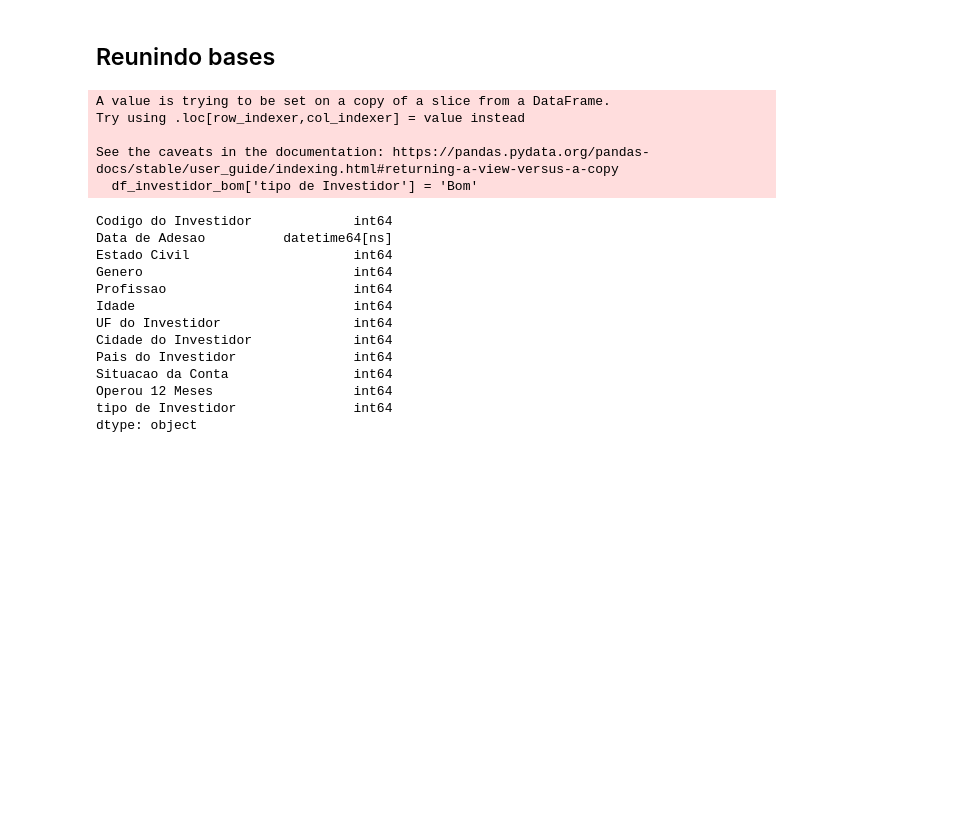
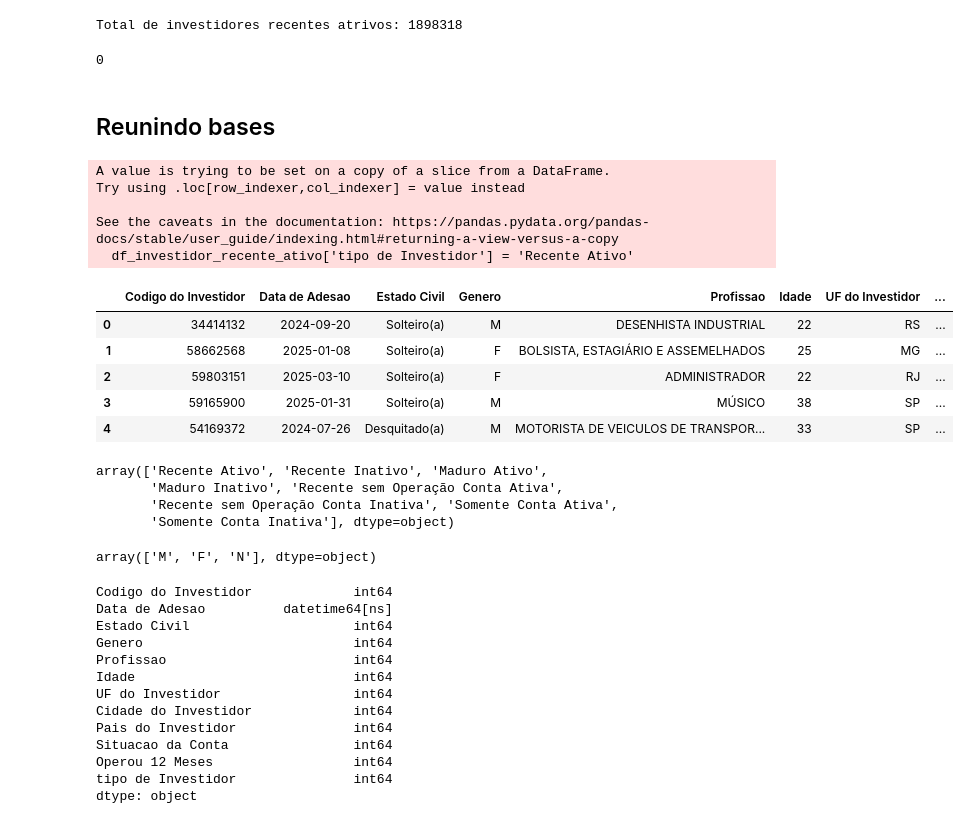
Before and after one commit to time-4ufms/tesouro-direto, a Jupyter notebook: src/2classificacao_data_adesao.ipynb, the cells around one changed output. Drawn from its saved outputs; the diff is of its cells as text; code cells hidden in the pictures; blank space fills up the shorter version.

```diff
--- a/src/2classificacao_data_adesao.ipynb
+++ b/src/2classificacao_data_adesao.ipynb
@@ -44,0 +104,8 @@ investidor_inativo = df_outros
+# %%
+df_outros['Rotulo'] = ((df_outros['Operou 12 Meses'] == 'N') & (df_outros['Entrou nos Ultimos 12 Meses'] == False) & (df['Situacao da Conta'] == 'D')).astype(int)
+# %%
+df_investidor_conta_inativa = df_outros[df_outros['Rotulo'] == 1]
+print(f"Total de investidores recentes atrivos: {len(df_investidor_conta_inativa)}")
+df_outros = df_outros[df_outros['Rotulo'] == 0]
+# %% [output]
+Total de investidores recentes atrivos: 1898318
@@ -45,16 +114,44 @@ investidor_inativo = df_outros
+# %%
+len(df_outros)
+# %% [output]
+0
 # %% [markdown]
 ## Reunindo bases
 # %%
-df_investidor_bom['tipo de Investidor'] = 'Bom de periodo recente'
-df_investidor_recente['tipo de Investidor'] = 'Recente'
-df_investidor_conta_ativa['tipo de Investidor'] = 'Conta Ativa'
-investidor_inativo['tipo de Investidor'] = 'Inativo'
-df_tipo_investidores = pd.concat([df_investidor_bom, df_investidor_recente, df_investidor_conta_ativa, investidor_inativo], ignore_index=True)
+df_investidor_recente_ativo['tipo de Investidor'] = 'Recente Ativo'
+df_investidor_recente_inativo['tipo de Investidor'] = 'Recente Inativo'
+
+df_investidor_maduro_ativo['tipo de Investidor'] = 'Maduro Ativo'
+df_investidor_maduro_inativo['tipo de Investidor'] = 'Maduro Inativo'
+
+df_investidor_recente_sem_operacao_conta_ativa['tipo de Investidor'] = 'Recente sem Operação Conta Ativa'
+df_investidor_recente_sem_operacao_conta_inativa['tipo de Investidor'] = 'Recente sem Operação Conta Inativa'
+
+df_investidor_somente_conta_ativa['tipo de Investidor'] = 'Somente Conta Ativa'
+df_investidor_conta_inativa['tipo de Investidor'] = 'Somente Conta Inativa'
+
+
+df_tipo_investidores = pd.concat([df_investidor_recente_ativo,
+                                  df_investidor_recente_inativo,
+                                  df_investidor_maduro_ativo,
+                                  df_investidor_maduro_inativo,
+                                  df_investidor_recente_sem_operacao_conta_ativa,
+                                  df_investidor_recente_sem_operacao_conta_inativa,
+                                  df_investidor_somente_conta_ativa,
+                                  df_investidor_conta_inativa
+                                  ], ignore_index=True)
 # %% [output]
 A value is trying to be set on a copy of a slice from a DataFrame.
 Try using .loc[row_indexer,col_indexer] = value instead
 
 See the caveats in the documentation: https://pandas.pydata.org/pandas-docs/stable/user_guide/indexing.html#returning-a-view-versus-a-copy
-  df_investidor_bom['tipo de Investidor'] = 'Bom'
+  df_investidor_recente_ativo['tipo de Investidor'] = 'Recente Ativo'
-# %%
-df_tipo_investidores = df_tipo_investidores.drop(columns=['Entrou no Ano Atual', 'Rotulo'])
+# %%
+df_tipo_investidores.head()
+# %% [output]
+|  | Codigo do Investidor | Data de Adesao | Estado Civil | Genero | Profissao | Idade | UF do Investidor | ... |
+| 0 | 34414132 | 2024-09-20 | Solteiro(a) | M | DESENHISTA INDUSTRIAL | 22 | RS | ... |
+| 1 | 58662568 | 2025-01-08 | Solteiro(a) | F | BOLSISTA, ESTAGIÁRIO E ASSEMELHADOS | 25 | MG | ... |
+| 2 | 59803151 | 2025-03-10 | Solteiro(a) | F | ADMINISTRADOR | 22 | RJ | ... |
+| 3 | 59165900 | 2025-01-31 | Solteiro(a) | M | MÚSICO | 38 | SP | ... |
+| 4 | 54169372 | 2024-07-26 | Desquitado(a) | M | MOTORISTA DE VEICULOS DE TRANSPOR... | 33 | SP | ... |
@@ -60,0 +371,11 @@ df_tipo_investidores = df_tipo_investidores.drop(columns=['Entrou no Ano Atual',
+# %%
+df_tipo_investidores['tipo de Investidor'].unique()
+# %% [output]
+array(['Recente Ativo', 'Recente Inativo', 'Maduro Ativo',
+       'Maduro Inativo', 'Recente sem Operação Conta Ativa',
+       'Recente sem Operação Conta Inativa', 'Somente Conta Ativa',
+       'Somente Conta Inativa'], dtype=object)
+# %%
+df_tipo_investidores['Genero'].unique()
+# %% [output]
+array(['M', 'F', 'N'], dtype=object)
```
Also changed, not shown: parts of 27 cells of this notebook, 1 other file.
